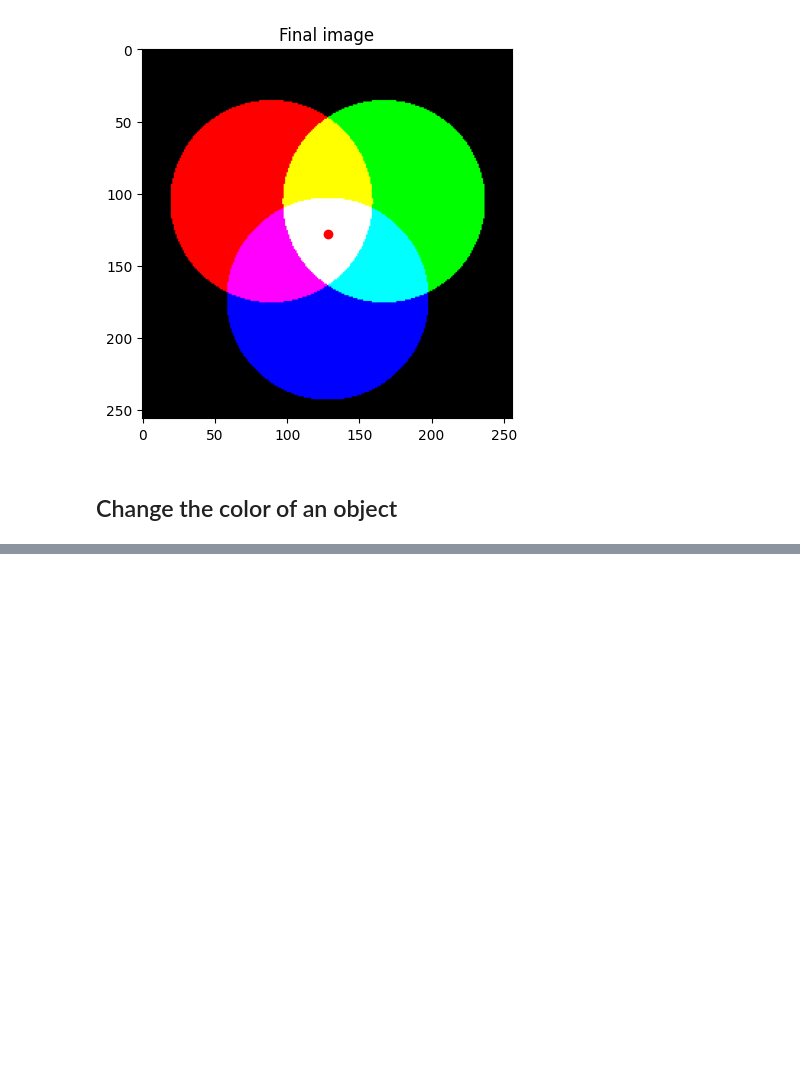
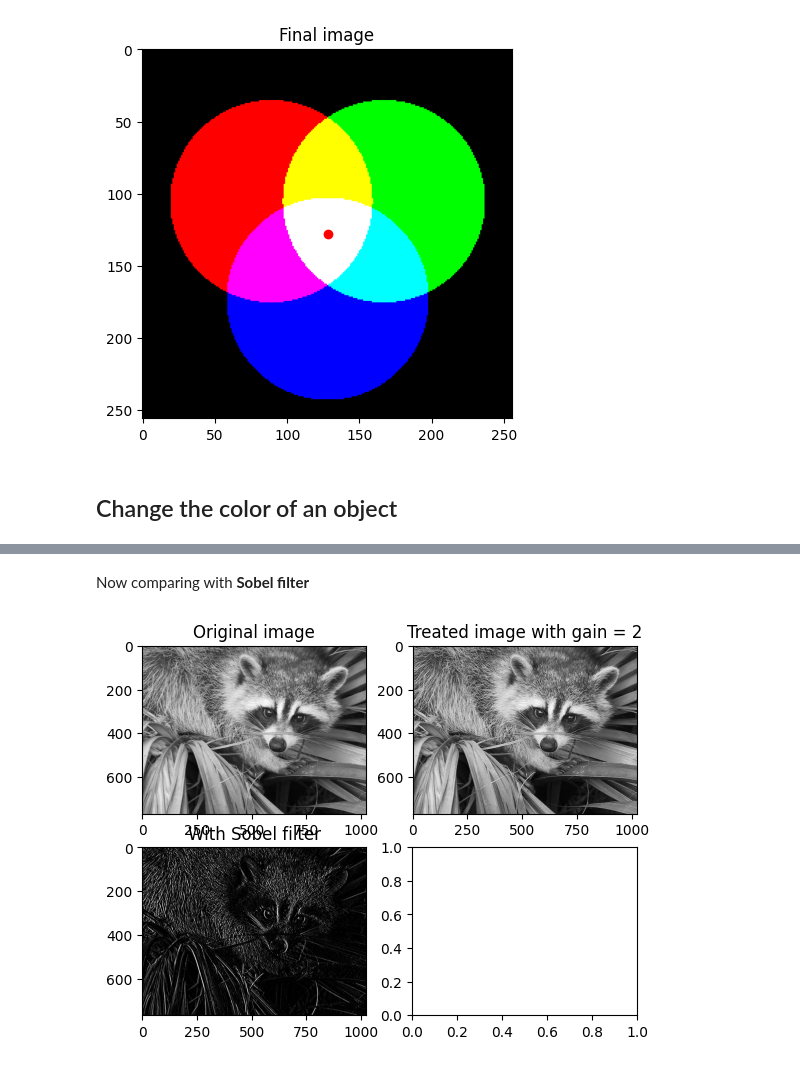
Before and after one commit to kilaposhi/sensor_class, a Jupyter notebook: image_treatment.ipynb, the cells around one changed output, grey strips where cells are left out. Drawn from its saved outputs; the diff is of its cells as text; code cells hidden in the pictures; blank space fills up the shorter version.

```diff
--- a/image_treatment.ipynb
+++ b/image_treatment.ipynb
@@ -165,0 +227,17 @@ plt.show()
+# %% [markdown]
+Now comparing with **Sobel filter**
+# %%
+sobel_image = scipy.ndimage.sobel(image)
+sobel_image[ sobel_image < 0 ] = 0
+sobel_image[ sobel_image > 255 ] = 255
+
+fig, (ax1, ax2) = plt.subplots(2, 2)
+ax1[0].imshow(image, cmap='gray')
+ax1[0].set_title("Original image")
+ax1[1].imshow(treated_image, cmap='gray')
+ax1[1].set_title(f"Treated image with gain = {GAIN}")
+ax2[0].imshow(sobel_image, cmap='gray')
+ax2[0].set_title(f"With Sobel filter")
+plt.show()
+# %% [output]
+[figure, added]
```
Also changed, not shown: parts of 13 cells of this notebook.
